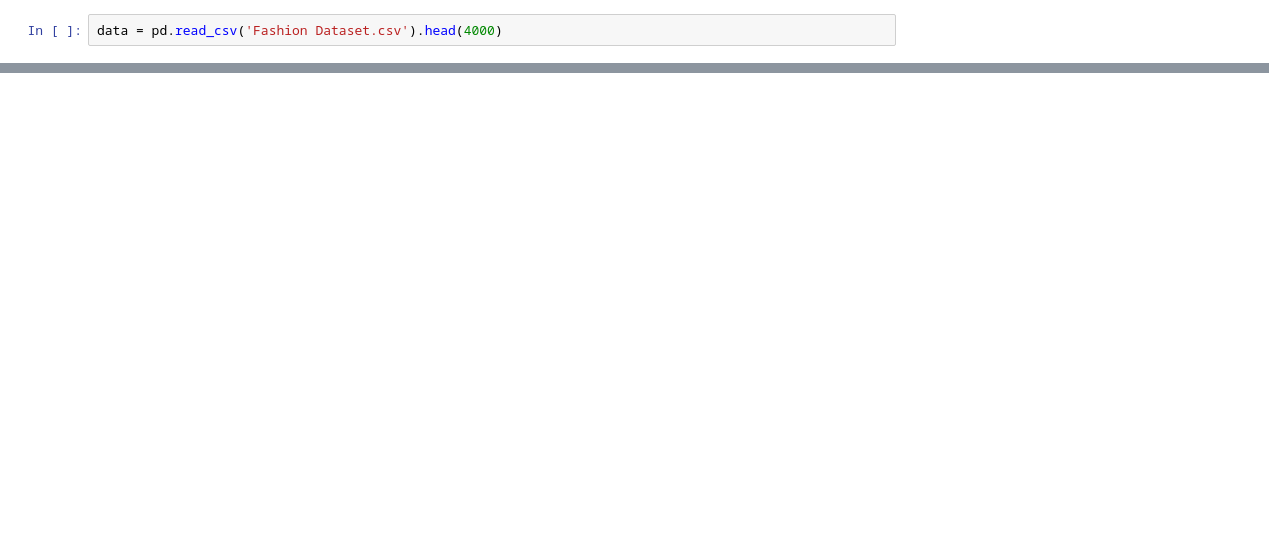
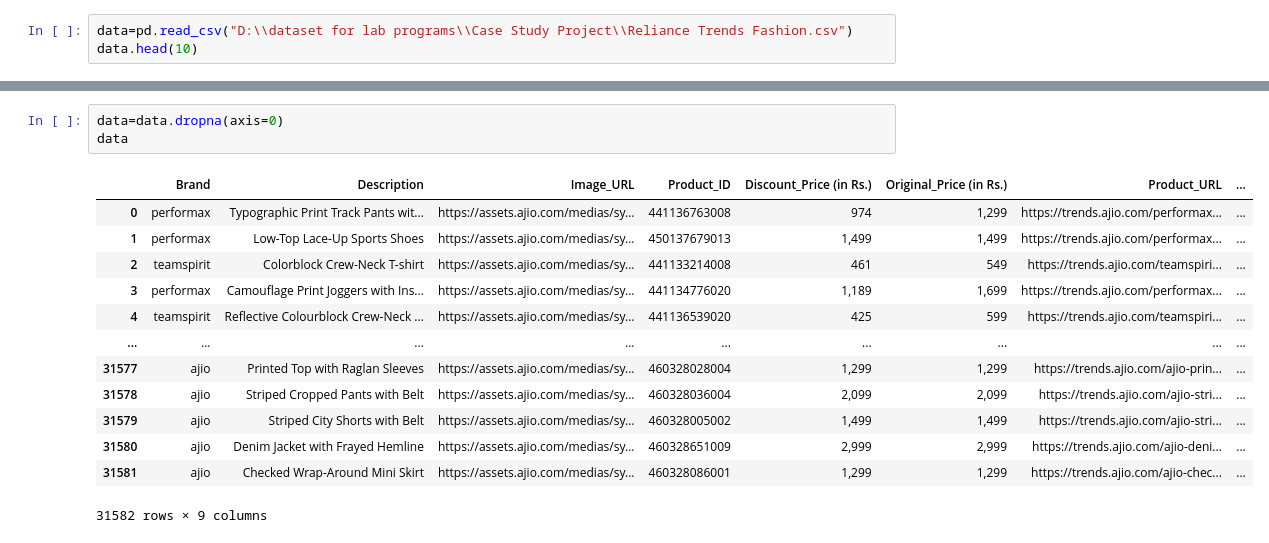
Before and after one commit to sai-darshan-k/Computer-Vision, a Jupyter notebook: fashion.ipynb, the cells around one changed output, grey strips where cells are left out. Saved outputs shown, nothing was run; the diff lists cells and outputs as text; blank space fills up the shorter version.

```diff
--- a/fashion.ipynb
+++ b/fashion.ipynb
@@ -7,2 +8,3 @@ import numpy as np
 # %%
-data = pd.read_csv('Fashion Dataset.csv').head(4000)
+data=pd.read_csv("D:\\dataset for lab programs\\Case Study Project\\Reliance Trends Fashion.csv")
+data.head(10)
@@ -330,0 +60,17 @@ NameError: name 'textual_input' is not defined
+# %%
+data=data.dropna(axis=0)
+data
+# %% [output]
+|  | Brand | Description | Image_URL | Product_ID | Discount_Price (in Rs.) | Original_Price (in Rs.) | Product_URL | ... |
+| 0 | performax | Typographic Print Track Pants wit... | https://assets.ajio.com/medias/sy... | 441136763008 | 974 | 1,299 | https://trends.ajio.com/performax... | ... |
+| 1 | performax | Low-Top Lace-Up Sports Shoes | https://assets.ajio.com/medias/sy... | 450137679013 | 1,499 | 1,499 | https://trends.ajio.com/performax... | ... |
+| 2 | teamspirit | Colorblock Crew-Neck T-shirt | https://assets.ajio.com/medias/sy... | 441133214008 | 461 | 549 | https://trends.ajio.com/teamspiri... | ... |
+| 3 | performax | Camouflage Print Joggers with Ins... | https://assets.ajio.com/medias/sy... | 441134776020 | 1,189 | 1,699 | https://trends.ajio.com/performax... | ... |
+| 4 | teamspirit | Reflective Colourblock Crew-Neck ... | https://assets.ajio.com/medias/sy... | 441136539020 | 425 | 599 | https://trends.ajio.com/teamspiri... | ... |
+| ... | ... | ... | ... | ... | ... | ... | ... | ... |
+| 31577 | ajio | Printed Top with Raglan Sleeves | https://assets.ajio.com/medias/sy... | 460328028004 | 1,299 | 1,299 | https://trends.ajio.com/ajio-prin... | ... |
+| 31578 | ajio | Striped Cropped Pants with Belt | https://assets.ajio.com/medias/sy... | 460328036004 | 2,099 | 2,099 | https://trends.ajio.com/ajio-stri... | ... |
+| 31579 | ajio | Striped City Shorts with Belt | https://assets.ajio.com/medias/sy... | 460328005002 | 1,499 | 1,499 | https://trends.ajio.com/ajio-stri... | ... |
+| 31580 | ajio | Denim Jacket with Frayed Hemline | https://assets.ajio.com/medias/sy... | 460328651009 | 2,999 | 2,999 | https://trends.ajio.com/ajio-deni... | ... |
+| 31581 | ajio | Checked Wrap-Around Mini Skirt | https://assets.ajio.com/medias/sy... | 460328086001 | 1,299 | 1,299 | https://trends.ajio.com/ajio-chec... | ... |
+31582 rows × 9 columns
```
Also changed, not shown: parts of 43 cells of this notebook.
